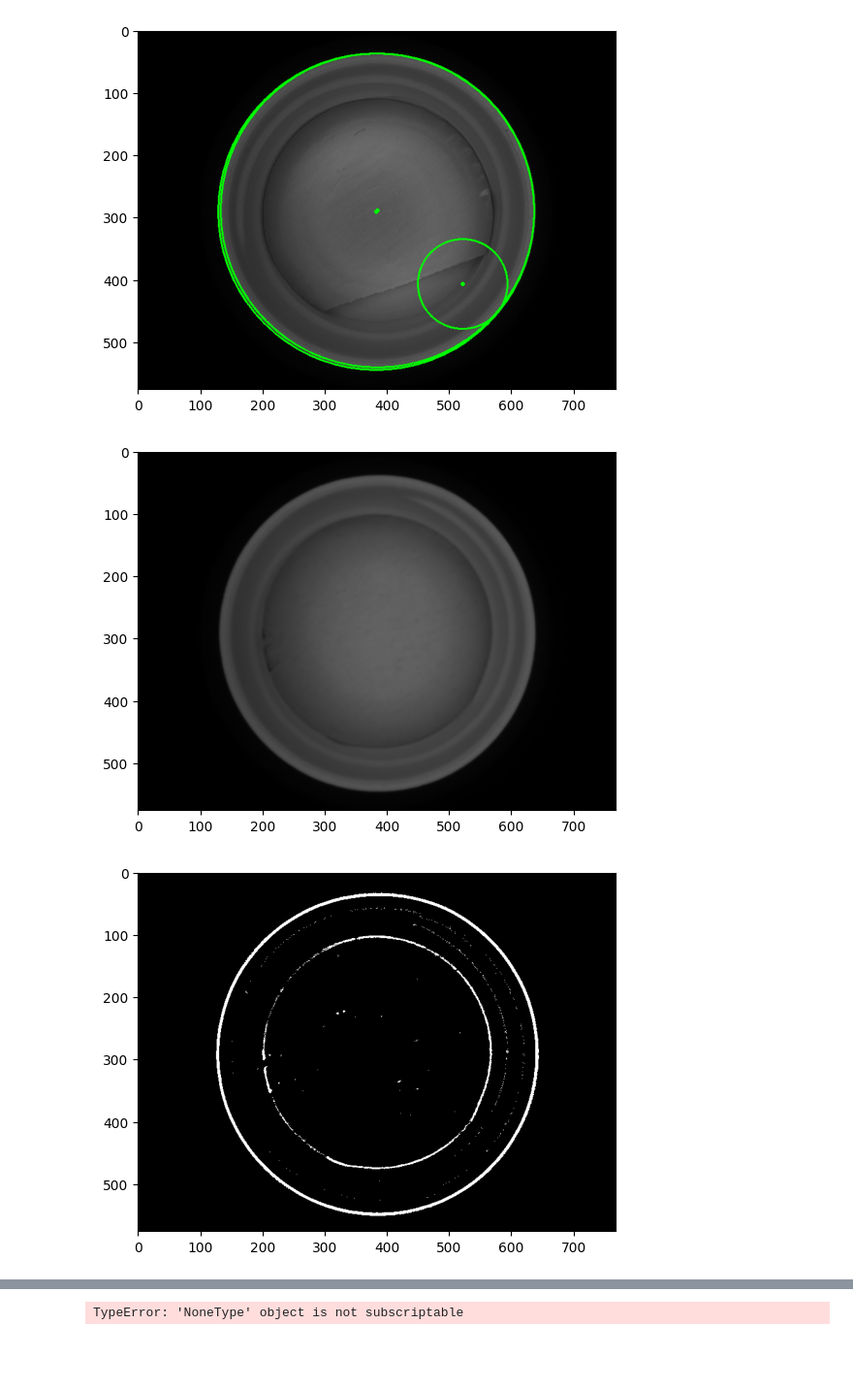
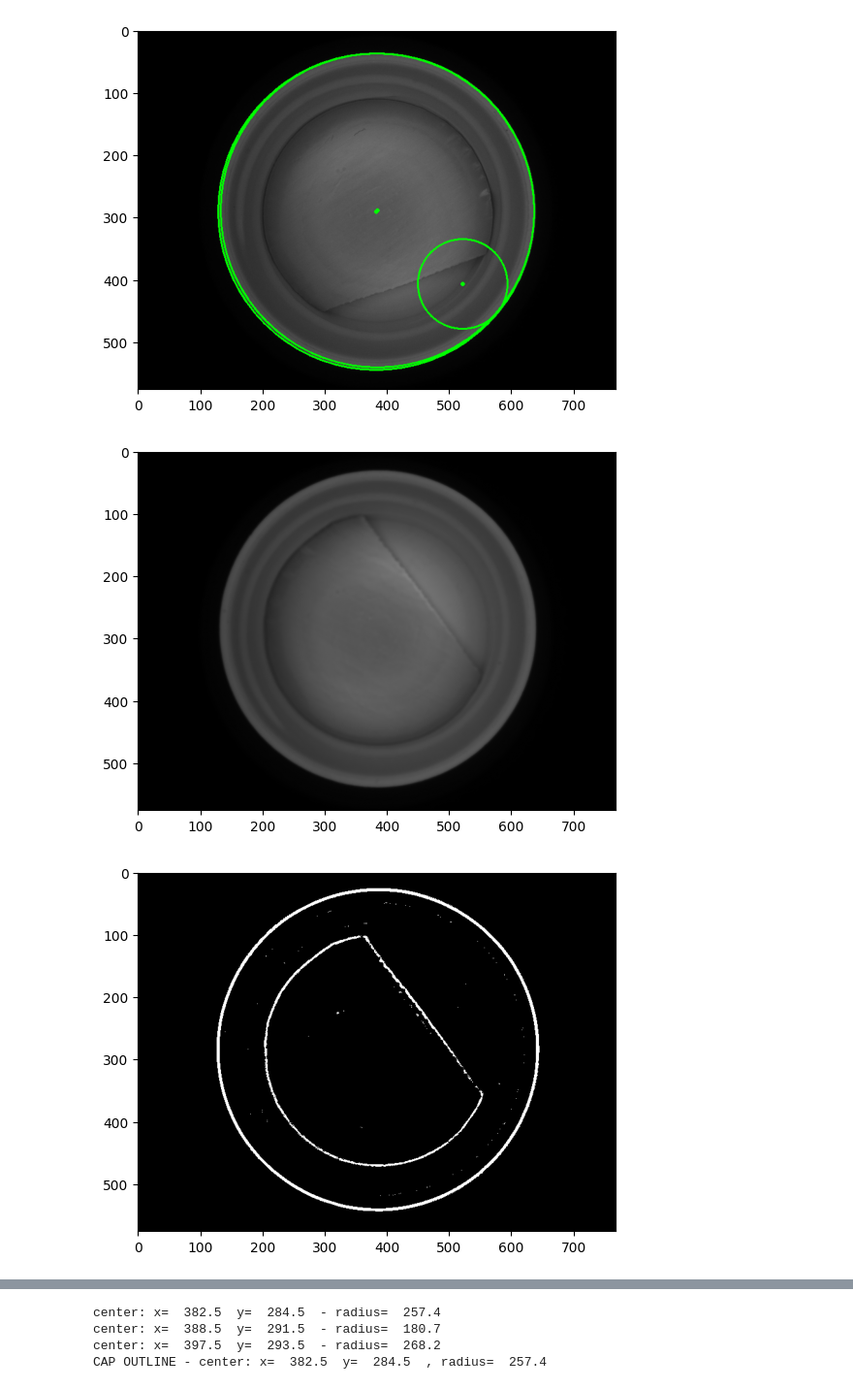
Before and after one commit to LucreziaPonti/PROJECT_cv, a Jupyter notebook: idee_strane_lu.ipynb, the cells around one changed output, grey strips where cells are left out. Shown at 97% size. Cells and saved outputs as stored; diff of their text form; code cells hidden in the pictures; blank space fills up the shorter version.

```diff
--- a/idee_strane_lu.ipynb
+++ b/idee_strane_lu.ipynb
@@ -146,7 +146,7 @@ import math
 
 #### LOAD and show IMAGE
 img_color = cv2.imread('cap-inspection-images/project_1_liner_inspection/g_06.bmp')
-img_color = cv2.imread('cap-inspection-images/project_1_liner_inspection/d_16.bmp')
+img_color = cv2.imread('cap-inspection-images/project_1_liner_inspection/d_18.bmp')
 #img_color = cv2.imread('cap-inspection-images/project_1_liner_inspection/d_31.bmp')
 img = cv2.cvtColor(img_color,cv2.COLOR_BGR2GRAY)
 #img_blur = cv2.GaussianBlur(img,(7,7),0)
@@ -188,11 +188,13 @@ plt.show()
 
 
 ####################################### CREO UNA ROI INSCRITTA AL CERCHIO GRANDE ###################################
-'''x_max=math.ceil(center[0]+radius/math.sqrt(2))
+'''
+x_max=math.ceil(center[0]+radius/math.sqrt(2))
 x_min=math.floor(center[0]-radius/math.sqrt(2))
 y_max=math.ceil(center[1]+radius/math.sqrt(2))
 y_min=math.floor(center[1]-radius/math.sqrt(2))
-'''############# taglia troppo: anche il cerchio interno
+'''
+############# taglia troppo: anche il cerchio interno
 
 ################################################# provo roi non 100% inscritta o circoscritta ma via di mezzo
 offset = ((radius/math.sqrt(2))+radius)/2
@@ -390,7 +392,7 @@ center: x=  385.5  y=  289.5  - radius=  252.4
 center: x=  522.5  y=  407.5  - radius=  72.6
 [figure]
 # %%
-##################################  PROVA ROI + ADAPTIVE THRESHOLDING ##############################
+##################################  PRova ADAPTIVE THRESHOLDING + median filter + edge enhancing ##############################
 
 import numpy as np
 import cv2
@@ -399,7 +401,7 @@ import math
 
 #### LOAD and show IMAGE
 img_color = cv2.imread('cap-inspection-images/project_1_liner_inspection/g_06.bmp')
-img_color = cv2.imread('cap-inspection-images/project_1_liner_inspection/d_16.bmp')
+img_color = cv2.imread('cap-inspection-images/project_1_liner_inspection/d_17.bmp')
 #img_color = cv2.imread('cap-inspection-images/project_1_liner_inspection/d_31.bmp')
 img = cv2.cvtColor(img_color,cv2.COLOR_BGR2GRAY)
 #img_blur = cv2.GaussianBlur(img,(7,7),0)
@@ -432,33 +434,33 @@ plt.show()
 
 img_bin_canny=cv2.Canny(img_bin_blur,100,200)
 img_bin_enhanced=img_bin_canny+img_bin_blur
 plt.figure()
 plt.imshow(img_bin_enhanced,cmap='gray',vmin=0,vmax=255)
 plt.show()
 
 ######## TASK 1.1:  Outline the cap by generating a circle that fits the cap mouth #########
 
-circles = cv2.HoughCircles(img_bin_enhanced,cv2.HOUGH_GRADIENT, 1, 1,param1=700,param2=62) # ok per trovare esterno dei tappi
+circles = cv2.HoughCircles(img_bin_enhanced,cv2.HOUGH_GRADIENT, 1, 1,param1=700,param2=63) # ok per trovare esterno dei tappi
 # param1: threshold della differenza del gradiente (+alto = colori + diversi)
 # param2 : perfezione del cerchio
 #print(circles, circles.shape)
 center = (circles[0][0][0],circles[0][0][1])
 radius = circles[0][0][2]
 
 for c in circles[0,:] :
     cv2.circle(img_color,(int(c[0]),int(c[1])),int(c[2]),color=(0, 255, 0),thickness=2)
     cv2.circle(img_color,(int(c[0]),int(c[1])),int(2),color=(0, 255, 0),thickness=2)
     print("center: x= ", c[0]," y= ",c[1]," - radius= ",c[2])
 
 
 ######################### NON MI PIACE TROPPO CHE USIAMO SOLO IL PRIMO O LO RIFINIAMO O TROVIAMO UN MODO DI FARE UNA SPECIE DI MEDIA O CI METTIAMO UN ALTRO THRESHOLDING CATTIVISSIMO ANCHE QUA
 
 cv2.circle(img_color,(int(center[0]),int(center[1])),int(radius),color=(0, 255, 0),thickness=2)
 cv2.circle(img_color,(int(center[0]),int(center[1])),int(2),color=(0, 255, 0),thickness=2)
 print("CAP OUTLINE - center: x= ", center[0]," y= ",center[1]," , radius= ",radius )
 
 plt.imshow(img_color)
 plt.show()
 # %% [output]
-[figure, old version]
+[figure, new version]
-[figure, old version]
+[figure, new version]
@@ -467 +469,4 @@ plt.show()
-TypeError: 'NoneType' object is not subscriptable
+center: x=  382.5  y=  284.5  - radius=  257.4
+center: x=  388.5  y=  291.5  - radius=  180.7
+center: x=  397.5  y=  293.5  - radius=  268.2
+CAP OUTLINE - center: x=  382.5  y=  284.5  , radius=  257.4
```
Also changed, not shown: parts of 2 cells of this notebook, 2 other files.
